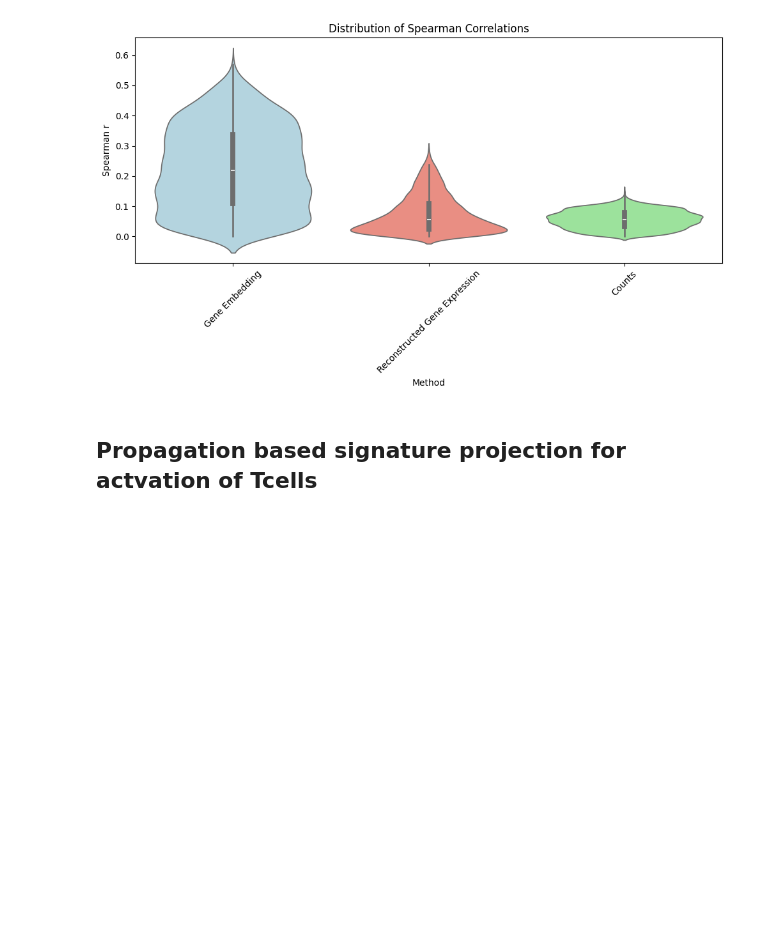
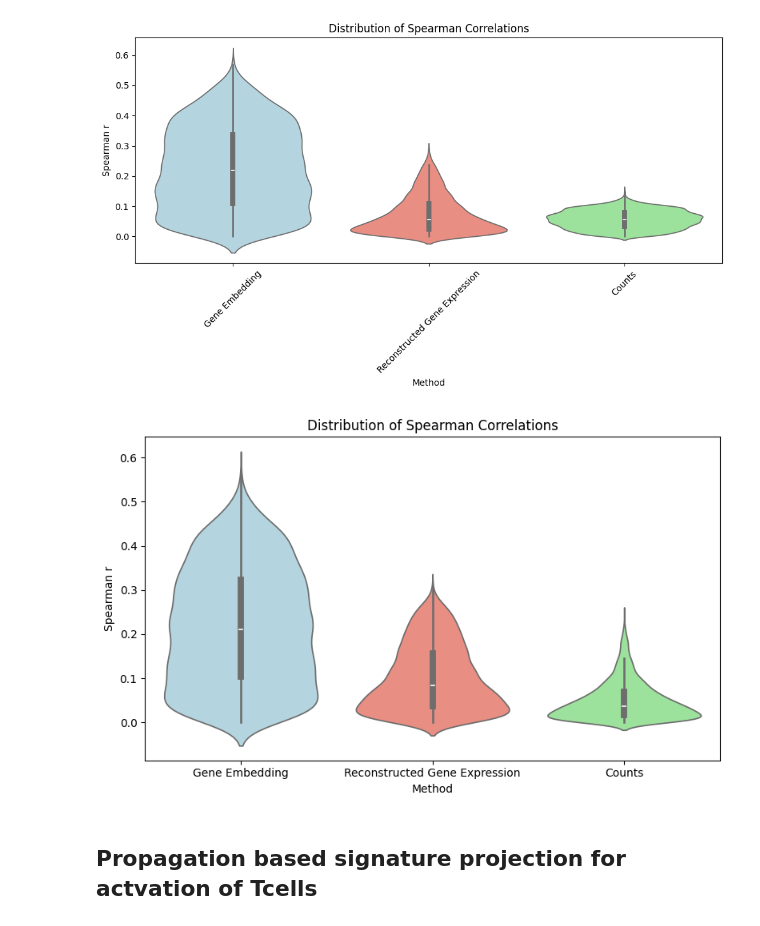
Before and after one commit to Lissiu/scNET, a Jupyter notebook: ““scNET_protein_2024.ipynb, the cells around one changed output. Drawn from its saved outputs; the diff is of its cells as text; code cells hidden in the pictures; blank space fills up the shorter version.

```diff
--- a/““scNET_protein_2024.ipynb
+++ b/““scNET_protein_2024.ipynb
@@ -1182,6 +1182,88 @@ def plot_corr_distributions(corr_matrices, names, sim):
 plot_corr_distributions([row_embedding_df,out_features_df, node_features_df], names=["Gene Embedding","Reconstructed Gene Expression", "Counts"], sim=sim)
 # %% [output]
 [figure]
+# %%
+import numpy as np
+import pandas as pd
+import matplotlib.pyplot as plt
+import seaborn as sns
+from scipy.stats import rankdata, spearmanr
+
+# 1. 先把 Spearman 相关矩阵算出来（基于每个蛋白在细胞/latent 维度上的模式）
+def spearman_corr(matrix_np):
+    """
+    matrix_np: shape = (G, D)，G 是蛋白数，D 是特征数（细胞或embedding维度）
+    返回: G×G 的 Spearman 相关矩阵（蛋白×蛋白）
+    """
+    ranked_matrix = np.apply_along_axis(rankdata, 1, matrix_np)
+    return np.corrcoef(ranked_matrix)
+
+# 2. 对每个蛋白 i，算 corr[i, :] 和 sim[i, :] 的 Spearman r
+def corr_analysis(corr_np, sim_np):
+    """
+    corr_np, sim_np: 都是 G×G 矩阵
+    返回: 长度为 G 的相关系数数组（每个蛋白一个 r）
+    """
+    G = sim_np.shape[0]
+    correlations = np.empty(G)
+    for i in range(G):
+        correlations[i], _ = spearmanr(corr_np[i], sim_np[i])
+    return np.abs(correlations)
+
+# 3. 汇总三种表示，画小提琴图
+def plot_corr_distributions(matrices, names, sim_df):
+    """
+    matrices:  [row_embedding_df, out_features_df, node_features_df] 这样的列表
+    names:     三种方法的名字
+    sim_df:    蛋白×蛋白的相似度矩阵（DataFrame，行列名是蛋白名）
+    """
+    all_data = []
+
+    for mat_df, name in zip(matrices, names):
+        # --- 关键：对齐蛋白，并确保顺序一致 ---
+        common_genes = mat_df.index.intersection(sim_df.index)
+        mat_df = mat_df.loc[common_genes]
+        sim_sub = sim_df.loc[common_genes, common_genes]
+
+        # 转成 numpy
+        mat_np = mat_df.to_numpy()
+        sim_np = sim_sub.to_numpy()
+
+        # 计算 "表达/embedding 的蛋白×蛋白Spearman相关矩阵"
+        corr_np = spearman_corr(mat_np)
+
+        # 每个蛋白一个 r：corr_row vs sim_row 的 Spearman
+        abs_corrs = corr_analysis(corr_np, sim_np)
+
+        # 收集到长表
+        all_data.extend([(name, val) for val in abs_corrs])
+
+    df = pd.DataFrame(all_data, columns=["Method", "Correlation"])
+
+    custom_palette = {
+        names[0]: "lightblue",
+        names[1]: "salmon",
+        names[2]: "lightgreen"
+    }
+
+    plt.figure(figsize=(8, 5))
+    sns.violinplot(x="Method", y="Correlation", data=df, palette=custom_palette)
+    plt.title("Distribution of Spearman Correlations")
+    plt.ylabel("Spearman r")
+    plt.xlabel("Method")
+    plt.tight_layout()
+    plt.show()
+
+
+# ==== 真正调用（用你自己的数据） ====
+
+plot_corr_distributions(
+    [row_embedding_df, out_features_df, node_features_df],
+    names=["Gene Embedding", "Reconstructed Gene Expression", "Counts"],
+    sim_df=sim   # 你的 PPI 相似度矩阵 DataFrame
+)
+# %% [output]
+[figure, added]
 # %% [markdown]
 ## **Propagation based signature projection for actvation of Tcells**
 # %%
```
Also changed, not shown: parts of 2 cells of this notebook.
